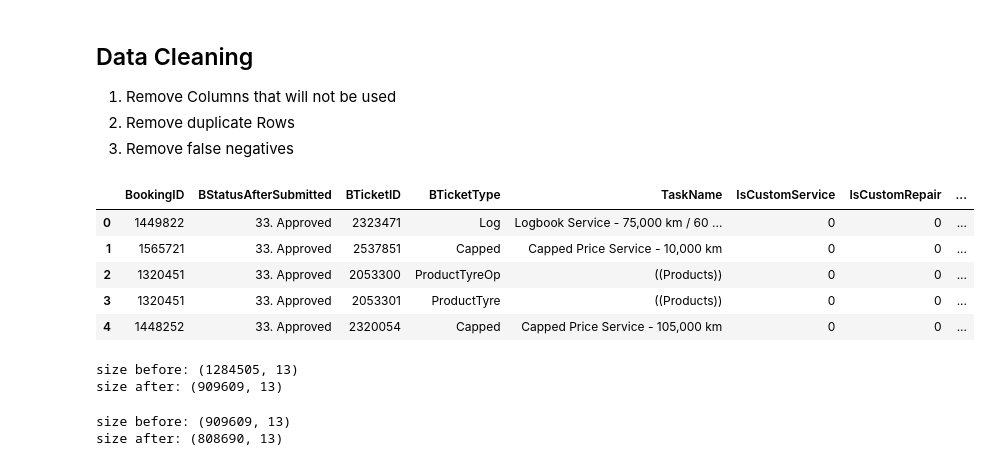
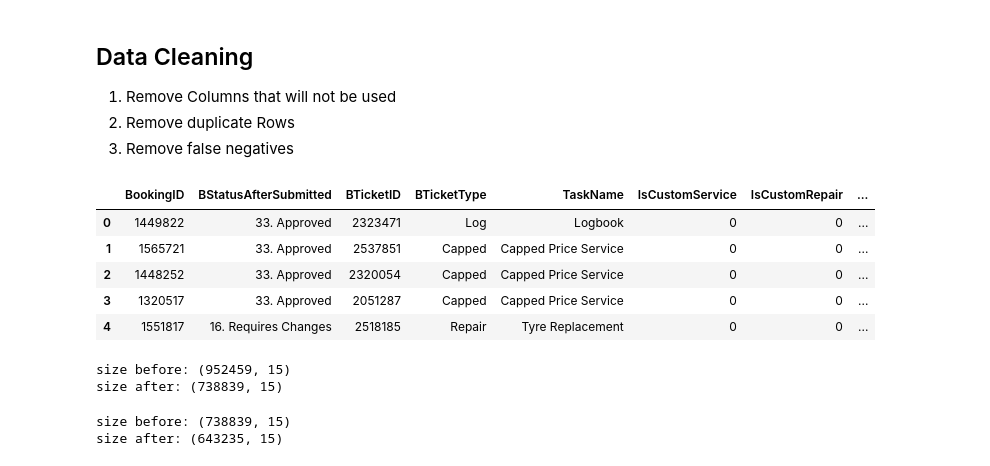
Before and after one commit to tdela12/CAPSTONE_T316, a Jupyter notebook: Final Model/Preprocessing_Pipeline.ipynb, the cells around one changed output. Saved outputs shown, nothing was run; the diff lists cells and outputs as text; code cells hidden in the pictures.

```diff
--- a/Final Model/Preprocessing_Pipeline.ipynb
+++ b/Final Model/Preprocessing_Pipeline.ipynb
@@ -33,0 +36,8 @@ df.head()
+# %%
+df = df[df['IsCustomService'] != '1']
+df = df[df['IsCustomRepair'] != '1']
+df = df[df['TaskName'] != '((Products))']
+df = df[df['TaskName'] != '((Tyres))']
+df = df[df['TaskName'] != 'Custom Repair']
+df = df[df['PriceIncGSTRaw'] > 0]
+df.head()
@@ -33,0 +53,6 @@ df.head()
+# %%
+df.loc[df['BTicketType'] == 'Log', 'TaskName'] = 'Logbook'
+df.loc[df['BTicketType'] == 'Capped', 'TaskName'] = 'Capped Price Service'
+df.loc[df['BTicketType'] == 'Prescribed', 'TaskName'] = 'Prescribed Service'
+print(df['TaskName'].unique())
+df.head()
@@ -33,0 +70,9 @@ df.head()
+# %%
+task_counts = df['TaskName'].value_counts()
+
+# Define a threshold — e.g., tasks with fewer than 10 entries are "rare"
+threshold = 10
+rare_tasks = task_counts[task_counts < threshold].index
+
+# Replace rare tasknames with 'Other'
+df['TaskName'] = df['TaskName'].replace(rare_tasks, 'Other')
@@ -65,16 +114,16 @@ Quarters in cpi_index: ['2021Q1' '2021Q2' '2021Q3' '2021Q4' '2022Q1' '2022Q2' '2
 3. Remove false negatives
 # %%
 # Step 1: Drop unnecessary columns
-columns_to_drop = ['FCID', 'BCreatedDateAEST', 'CPI', 'Quarter', 'PriceIncGSTRaw' , 'VRego', 'BShopID', 'BShopRegionClass', 'BShopRegionName', 'BShopState', 'BShopPostcode', 'IsDeleted', 'BStatusFromDateTimeAEST', 'Date', 'BStatusFinal']
+columns_to_drop = ['FCID', 'BCreatedDateAEST', 'CPI', 'Quarter', 'PriceIncGSTRaw' , 'VRego', 'BShopID', 'BShopRegionName', 'BShopPostcode', 'IsDeleted', 'BStatusFromDateTimeAEST', 'Date', 'BStatusFinal', ]
 df.drop(columns = columns_to_drop, inplace=True)
 df.head()
 # %% [output]
 |  | BookingID | BStatusAfterSubmitted | BTicketID | BTicketType | TaskName | IsCustomService | IsCustomRepair | ... |
-| 0 | 1449822 | 33. Approved | 2323471 | Log | Logbook Service - 75,000 km / 60 ... | 0 | 0 | ... |
-| 1 | 1565721 | 33. Approved | 2537851 | Capped | Capped Price Service - 10,000 km | 0 | 0 | ... |
-| 2 | 1320451 | 33. Approved | 2053300 | ProductTyreOp | ((Products)) | 0 | 0 | ... |
-| 3 | 1320451 | 33. Approved | 2053301 | ProductTyre | ((Products)) | 0 | 0 | ... |
-| 4 | 1448252 | 33. Approved | 2320054 | Capped | Capped Price Service - 105,000 km | 0 | 0 | ... |
+| 0 | 1449822 | 33. Approved | 2323471 | Log | Logbook | 0 | 0 | ... |
+| 1 | 1565721 | 33. Approved | 2537851 | Capped | Capped Price Service | 0 | 0 | ... |
+| 2 | 1448252 | 33. Approved | 2320054 | Capped | Capped Price Service | 0 | 0 | ... |
+| 3 | 1320517 | 33. Approved | 2051287 | Capped | Capped Price Service | 0 | 0 | ... |
+| 4 | 1551817 | 16. Requires Changes | 2518185 | Repair | Tyre Replacement | 0 | 0 | ... |
 # %%
 # Step 2: Remove Duplicate Rows
 # Duplicates can skew analysis and lead to incorrect conclusions, thus it is important each row is unique. Duplicates in this dataset are considered as rows that contain the same values across all columns other than the ID columns
@@ -82,8 +131,8 @@ print(f"size before: {df.shape}" )
 df = df.drop_duplicates(subset=[col for col in df.columns if col not in ['BookingID', 'BTicketID']])
 print(f"size after: {df.shape}" )
 # %% [output]
-size before: (1284505, 13)
-size after: (909609, 13)
+size before: (952459, 15)
+size after: (738839, 15)
 # %%
 # Step 3: Remove false negatives
 # False negatives are rows which have a status of '16. Requires Changes' when they should have a status of '33. Approved'. This occurs in the dataset as bookings contain multiple tickets. If a single ticket in a booking requires changes, the entire booking is marked as 'Requires Changes', thus marking tickets that do not require changes incorrectly. These false negatives can be detected and removed by checking if a duplicate entry exists where only the status changes.
@@ -93,11 +142,13 @@ dedup_cols = [col for col in df.columns if col not in ['BStatusAfterSubmitted',
 df = df.sort_values(by=dedup_cols + ['StatusPriority']) # Sort so approved status is first
 df = df.drop_duplicates(subset=dedup_cols, keep='first') # Keep the first occurrence (which is the approved status)
 df = df.drop(columns='StatusPriority') # drop the temporary column used for sorting
+
+
 df['Label'] = df['BStatusAfterSubmitted'].map({'33. Approved': 1, '16. Requires Changes': 0, '29. Rejected': 0}) # create label column for model training
 df = df.drop(columns=['BStatusAfterSubmitted'], axis=1) # drop the original status column as it is no longer needed
 print(f"size after: {df.shape}" )
 # %% [output]
-size before: (909609, 13)
-size after: (808690, 13)
+size before: (738839, 15)
+size after: (643235, 15)
 # %%
 # Step 4: Drop final columns
```
Also changed, not shown: parts of 9 cells of this notebook, 1 other file.
